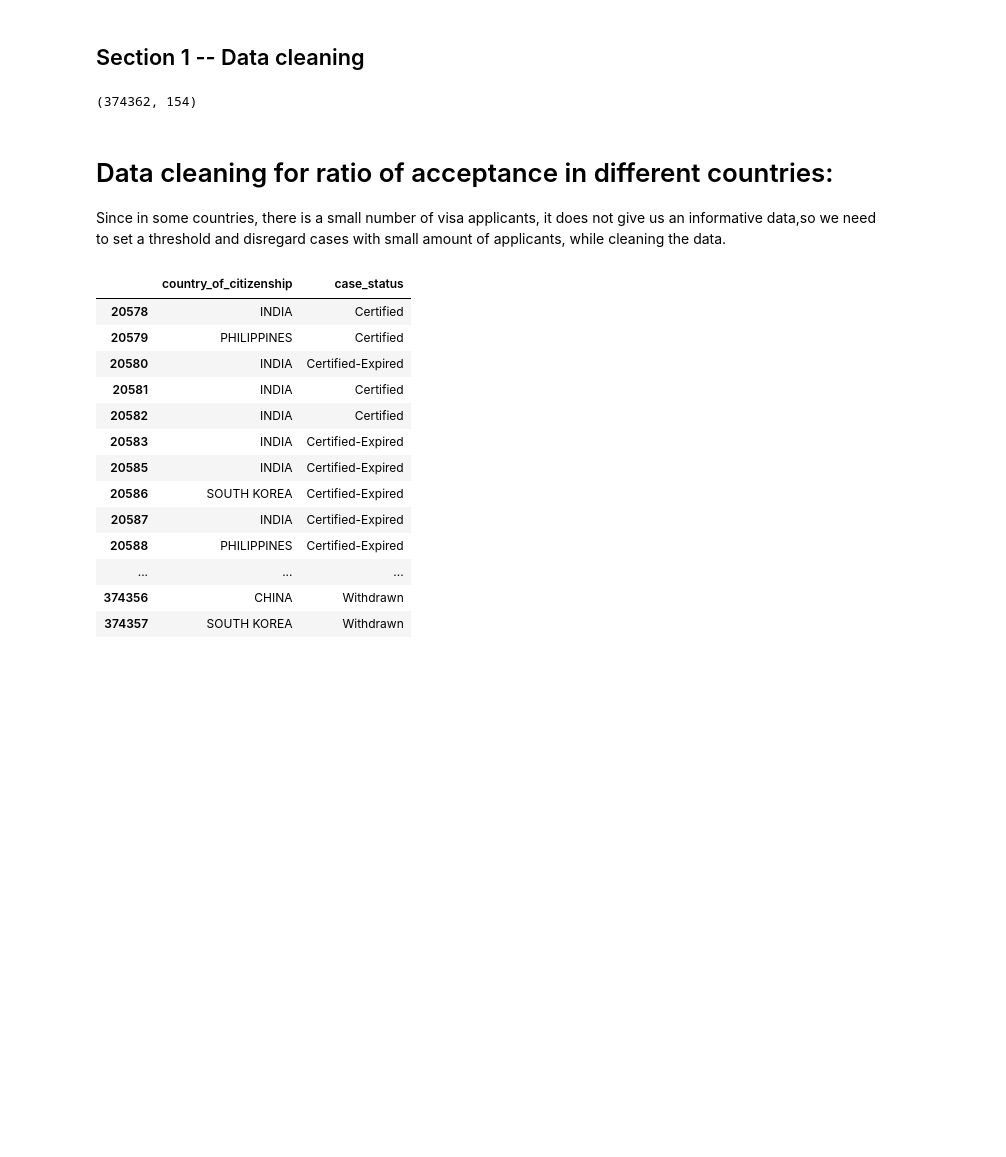
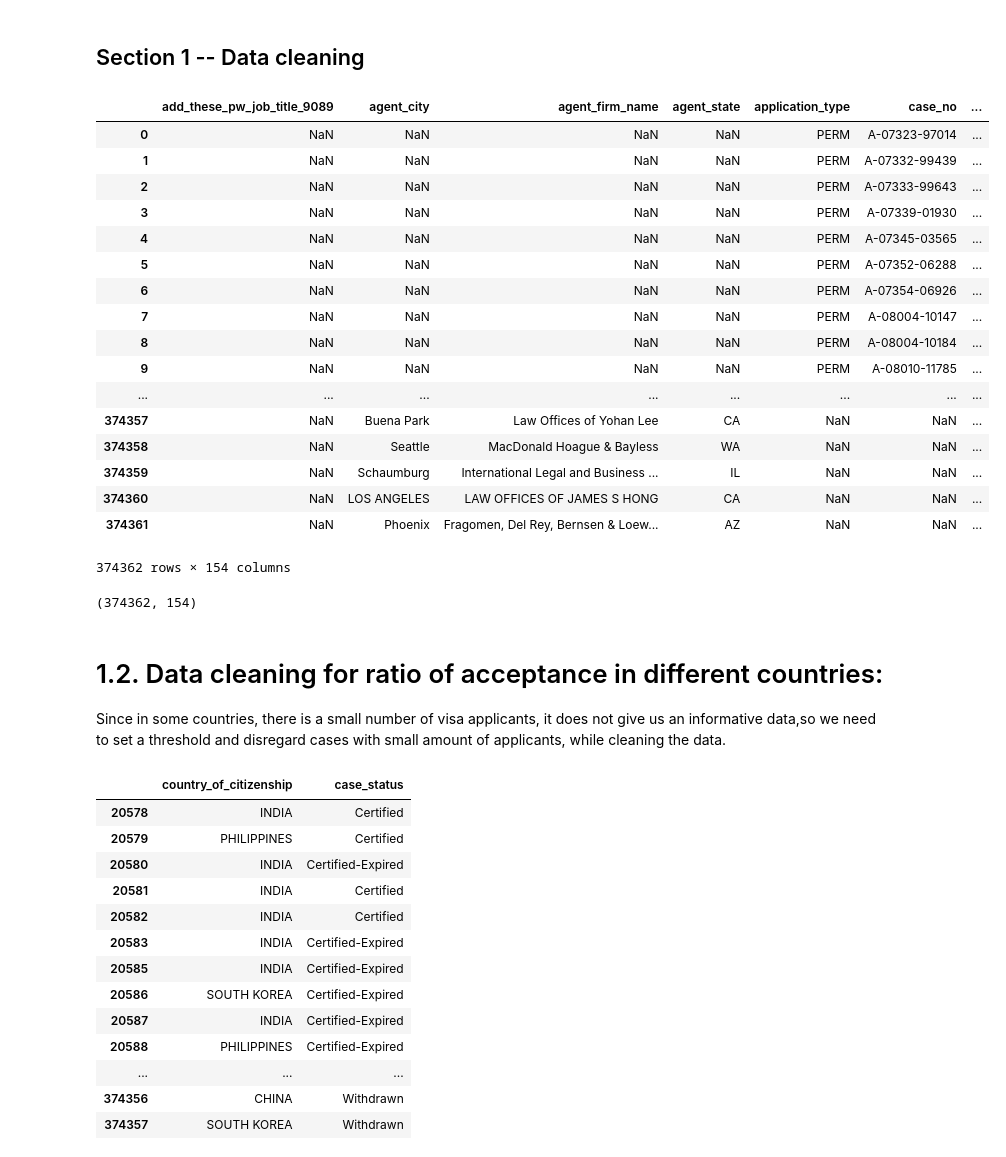
Before and after one commit to fall4knight/US-visa-application, a Jupyter notebook: US_visa_application_analysis_marjan.ipynb, the cells around one changed output. Cells and saved outputs as stored; diff of their text form; code cells hidden in the pictures; blank space fills up the shorter version.

```diff
--- a/US_visa_application_analysis_marjan.ipynb
+++ b/US_visa_application_analysis_marjan.ipynb
@@ -3,10 +3,38 @@
 # %% [markdown]
 ## Section 1 -- Data cleaning
 # %%
+# read the csv file using pandas
 # read the csv file using pandas
 import pandas as pd
 import numpy as np
+import seaborn as sns
+import matplotlib.pyplot as plt
+from wordcloud import WordCloud, STOPWORDS
+from os import path
+from PIL import Image
+%matplotlib inline
+
 data = pd.read_csv("/Users/marjan/Desktop/us_perm_visas.csv")
+data
+# %% [output]
+|  | add_these_pw_job_title_9089 | agent_city | agent_firm_name | agent_state | application_type | case_no | ... |
+| 0 | NaN | NaN | NaN | NaN | PERM | A-07323-97014 | ... |
+| 1 | NaN | NaN | NaN | NaN | PERM | A-07332-99439 | ... |
+| 2 | NaN | NaN | NaN | NaN | PERM | A-07333-99643 | ... |
+| 3 | NaN | NaN | NaN | NaN | PERM | A-07339-01930 | ... |
+| 4 | NaN | NaN | NaN | NaN | PERM | A-07345-03565 | ... |
+| 5 | NaN | NaN | NaN | NaN | PERM | A-07352-06288 | ... |
+| 6 | NaN | NaN | NaN | NaN | PERM | A-07354-06926 | ... |
+| 7 | NaN | NaN | NaN | NaN | PERM | A-08004-10147 | ... |
+| 8 | NaN | NaN | NaN | NaN | PERM | A-08004-10184 | ... |
+| 9 | NaN | NaN | NaN | NaN | PERM | A-08010-11785 | ... |
+| ... | ... | ... | ... | ... | ... | ... | ... |
+| 374357 | NaN | Buena Park | Law Offices of Yohan Lee | CA | NaN | NaN | ... |
+| 374358 | NaN | Seattle | MacDonald Hoague & Bayless | WA | NaN | NaN | ... |
+| 374359 | NaN | Schaumburg | International Legal and Business ... | IL | NaN | NaN | ... |
+| 374360 | NaN | LOS ANGELES | LAW OFFICES OF JAMES S HONG | CA | NaN | NaN | ... |
+| 374361 | NaN | Phoenix | Fragomen, Del Rey, Bernsen & Loew... | AZ | NaN | NaN | ... |
+374362 rows × 154 columns
 # %%
 # original data size
 # rows: 374362
@@ -15,7 +43,7 @@ data.shape
 # %% [output]
 (374362, 154)
 # %% [markdown]
-# Data cleaning for ratio of acceptance in different countries:
+# 1.2. Data cleaning for ratio of acceptance in different countries:
 Since in some countries, there is a small number of visa applicants, it does not give us an informative data,so we need to set a threshold and disregard cases with small amount of applicants, while cleaning the data.
 # %%
 #First clean the data based on column of 'country_of_citizenship'.
```
Also changed, not shown: parts of 13 cells of this notebook.
